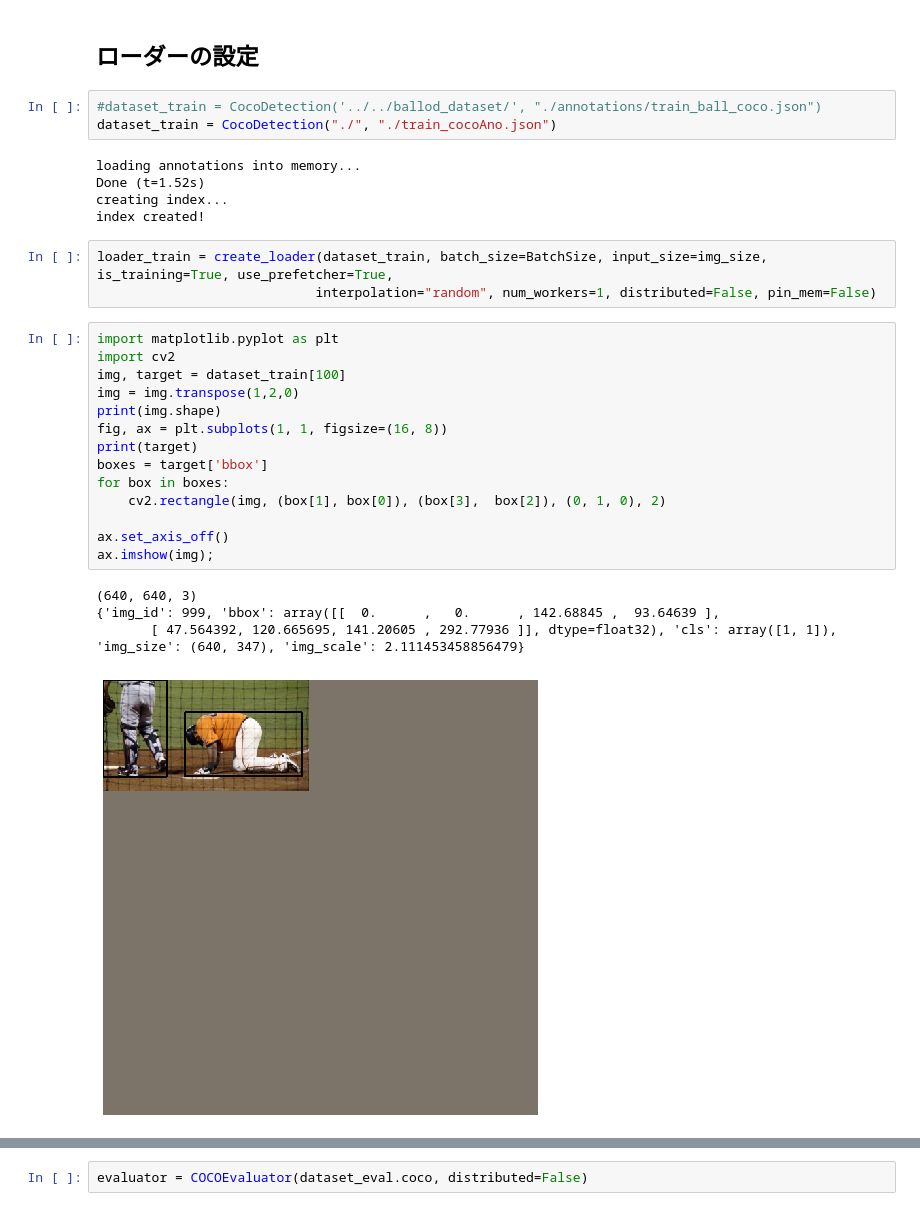
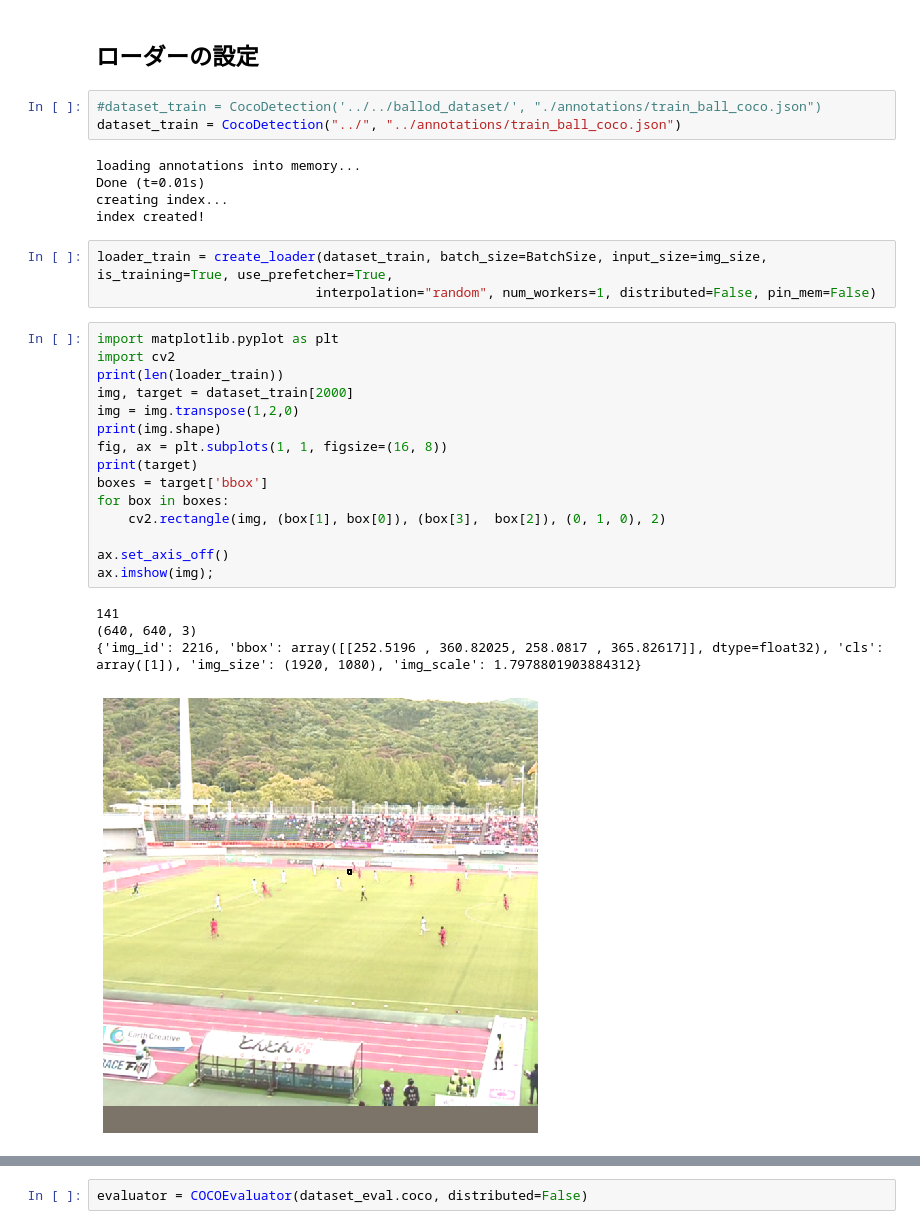
Before and after one commit to rwightman/efficientdet-pytorch, a Jupyter notebook: notebook/learning_efdet.ipynb, the cells around one changed output, grey strips where cells are left out. Saved outputs shown, nothing was run; the diff lists cells and outputs as text.

```diff
--- a/notebook/learning_efdet.ipynb
+++ b/notebook/learning_efdet.ipynb
@@ -68,10 +110,10 @@ BatchSize = 20
 ## ローダーの設定
 # %%
 #dataset_train = CocoDetection('../../ballod_dataset/', "./annotations/train_ball_coco.json")
-dataset_train = CocoDetection("./", "./train_cocoAno.json")
+dataset_train = CocoDetection("../", "../annotations/train_ball_coco.json")
 # %% [output]
 loading annotations into memory...
-Done (t=1.52s)
+Done (t=0.01s)
 creating index...
 index created!
 # %%
@@ -80,20 +122,21 @@ loader_train = create_loader(dataset_train, batch_size=BatchSize, input_size=img
 # %%
 import matplotlib.pyplot as plt
 import cv2
-img, target = dataset_train[100]
+print(len(loader_train))
+img, target = dataset_train[2000]
 img = img.transpose(1,2,0)
 print(img.shape)
 fig, ax = plt.subplots(1, 1, figsize=(16, 8))
 print(target)
 boxes = target['bbox']
 for box in boxes:
     cv2.rectangle(img, (box[1], box[0]), (box[3],  box[2]), (0, 1, 0), 2)
 
 ax.set_axis_off()
 ax.imshow(img);
 # %% [output]
+141
 (640, 640, 3)
-{'img_id': 999, 'bbox': array([[  0.      ,   0.      , 142.68845 ,  93.64639 ],
-       [ 47.564392, 120.665695, 141.20605 , 292.77936 ]], dtype=float32), 'cls': array([1, 1]), 'img_size': (640, 347), 'img_scale': 2.111453458856479}
+{'img_id': 2216, 'bbox': array([[252.5196 , 360.82025, 258.0817 , 365.82617]], dtype=float32), 'cls': array([1]), 'img_size': (1920, 1080), 'img_scale': 1.7978801903884312}
-[figure, old version]
+[figure, new version]
 # %%
```
Also changed, not shown: parts of 10 cells of this notebook, 1 other file.
